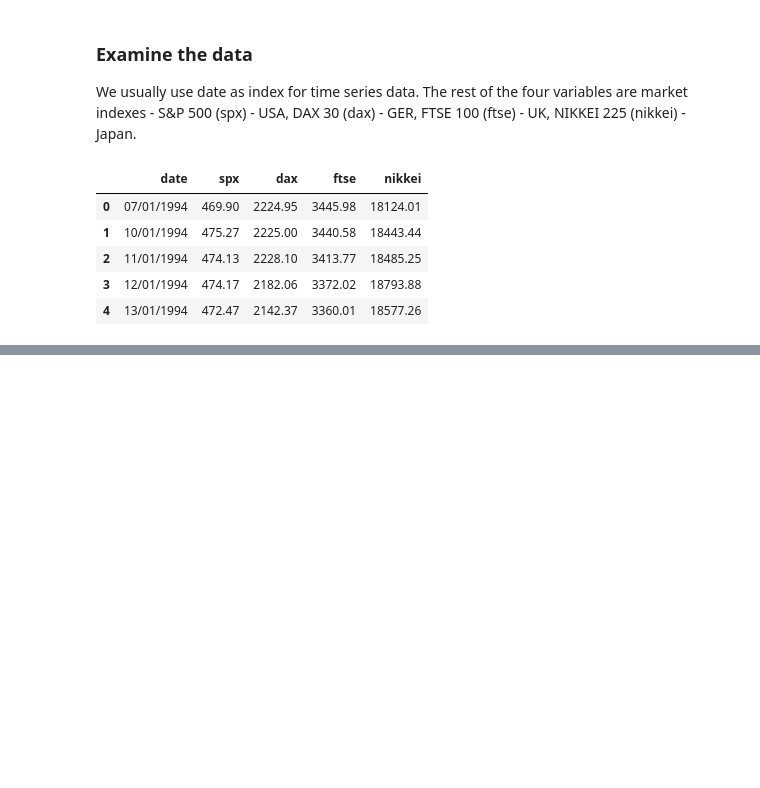
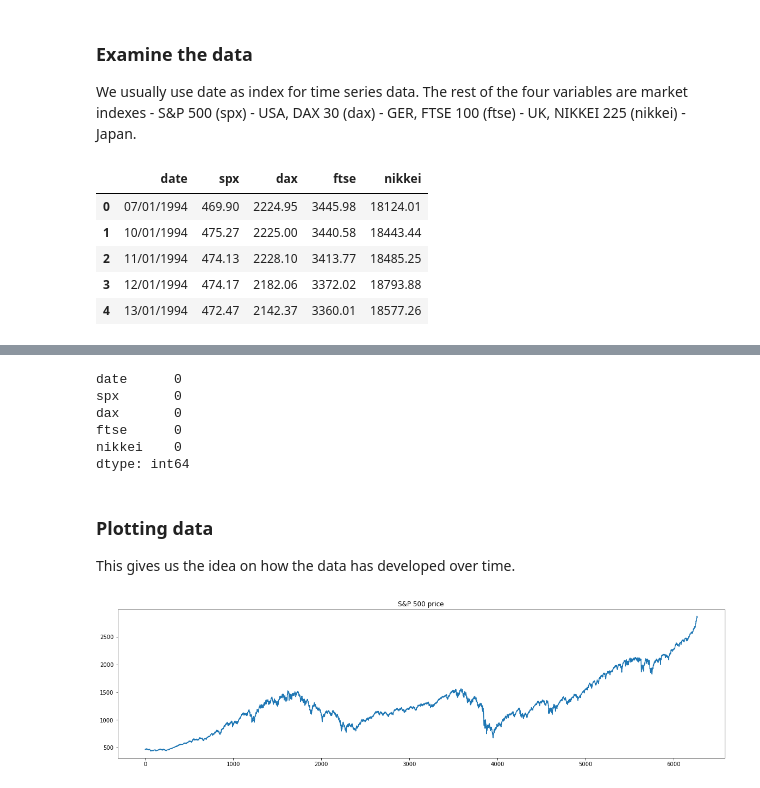
Before and after one commit to pvsnp9/Time-Series-Analysis, a Jupyter notebook: Introduction/introduction.ipynb, the cells around one changed output, grey strips where cells are left out. Saved outputs shown, nothing was run; the diff lists cells and outputs as text; code cells hidden in the pictures; blank space fills up the shorter version.

```diff
--- a/Introduction/introduction.ipynb
+++ b/Introduction/introduction.ipynb
@@ -22,0 +36,18 @@ df.head()
+# %%
+df.isna().sum()
+# %% [output]
+date      0
+spx       0
+dax       0
+ftse      0
+nikkei    0
+dtype: int64
+# %% [markdown]
+### Plotting data
+
+This gives us the idea on how the data has developed over time.
+# %%
+df.spx.plot(figsize=(20,5),title="S&P 500 price")
+plt.show()
+# %% [output]
+[figure, added]
```
Also changed, not shown: parts of 9 cells of this notebook, 2 other files.
